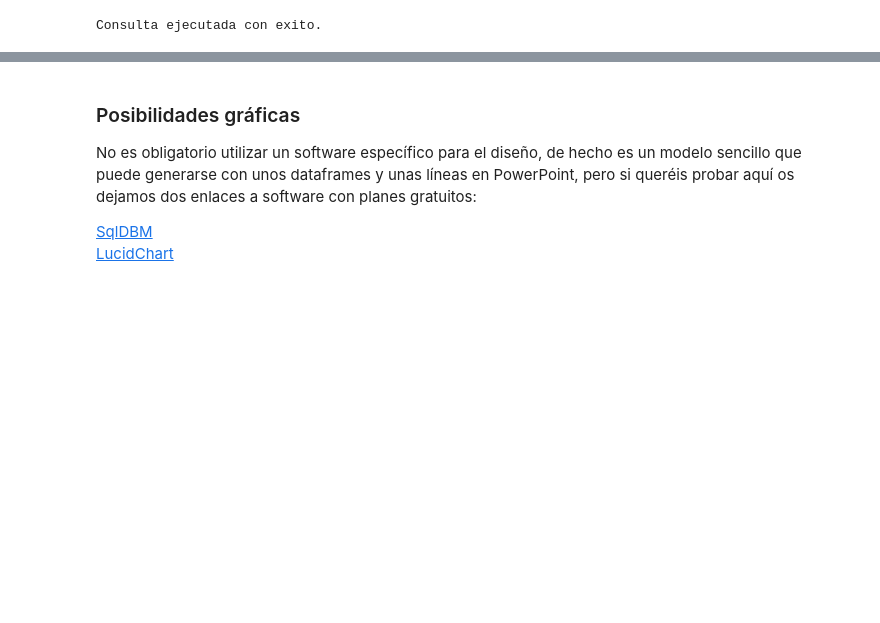
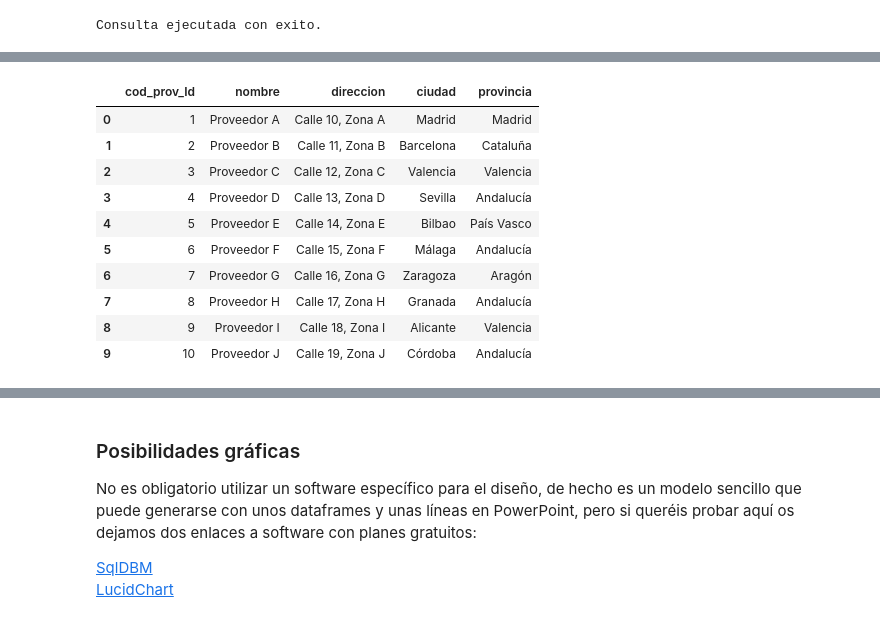
Before and after one commit to Rommel-DS/Team-Challenge---Sherlock-SQL, a Jupyter notebook: Parte_II_Modelo_BD.ipynb, the cells around one changed output, grey strips where cells are left out. Saved outputs shown, nothing was run; the diff lists cells and outputs as text; code cells hidden in the pictures; blank space fills up the shorter version.

```diff
--- a/Parte_II_Modelo_BD.ipynb
+++ b/Parte_II_Modelo_BD.ipynb
@@ -88,3 +81,27 @@ consultar(query)
+# %%
+query='''
+SELECT *
+FROM proveedor
+'''
+num_entries = 10
+
+# Generar tabla proveedor
+proveedor = pd.DataFrame({
+    "cod_prov_Id": range(1, num_entries + 1),
+    "nombre": [f"Proveedor {chr(65 + i)}" for i in range(num_entries)],
+    "direccion": [f"Calle {10 + i}, Zona {chr(65 + i)}" for i in range(num_entries)],
+    "ciudad": ["Madrid", "Barcelona", "Valencia", "Sevilla", "Bilbao",
+               "Málaga", "Zaragoza", "Granada", "Alicante", "Córdoba"],
+    "provincia": ["Madrid", "Cataluña", "Valencia", "Andalucía", "País Vasco",
+                  "Andalucía", "Aragón", "Andalucía", "Valencia", "Andalucía"]
+})
+
+# Insertar datos en proveedor
+for _, row in proveedor.iterrows():
+    cursor.execute(
+        "INSERT OR REPLACE INTO proveedor (cod_prov_Id, nombre, direccion, ciudad, provincia) VALUES (?, ?, ?, ?, ?)",
+        tuple(row)
+    )
 # %%
 query ='''
 CREATE TABLE IF NOT EXISTS categoria_pieza(
@@ -152,0 +241,19 @@ consultar(query)
+# %%
+query = """
+SELECT *
+FROM proveedor
+"""
+resultado = consultar(query)
+resultado
+# %% [output]
+|  | cod_prov_Id | nombre | direccion | ciudad | provincia |
+| 0 | 1 | Proveedor A | Calle 10, Zona A | Madrid | Madrid |
+| 1 | 2 | Proveedor B | Calle 11, Zona B | Barcelona | Cataluña |
+| 2 | 3 | Proveedor C | Calle 12, Zona C | Valencia | Valencia |
+| 3 | 4 | Proveedor D | Calle 13, Zona D | Sevilla | Andalucía |
+| 4 | 5 | Proveedor E | Calle 14, Zona E | Bilbao | País Vasco |
+| 5 | 6 | Proveedor F | Calle 15, Zona F | Málaga | Andalucía |
+| 6 | 7 | Proveedor G | Calle 16, Zona G | Zaragoza | Aragón |
+| 7 | 8 | Proveedor H | Calle 17, Zona H | Granada | Andalucía |
+| 8 | 9 | Proveedor I | Calle 18, Zona I | Alicante | Valencia |
+| 9 | 10 | Proveedor J | Calle 19, Zona J | Córdoba | Andalucía |
```
Also changed, not shown: parts of 13 cells of this notebook.
